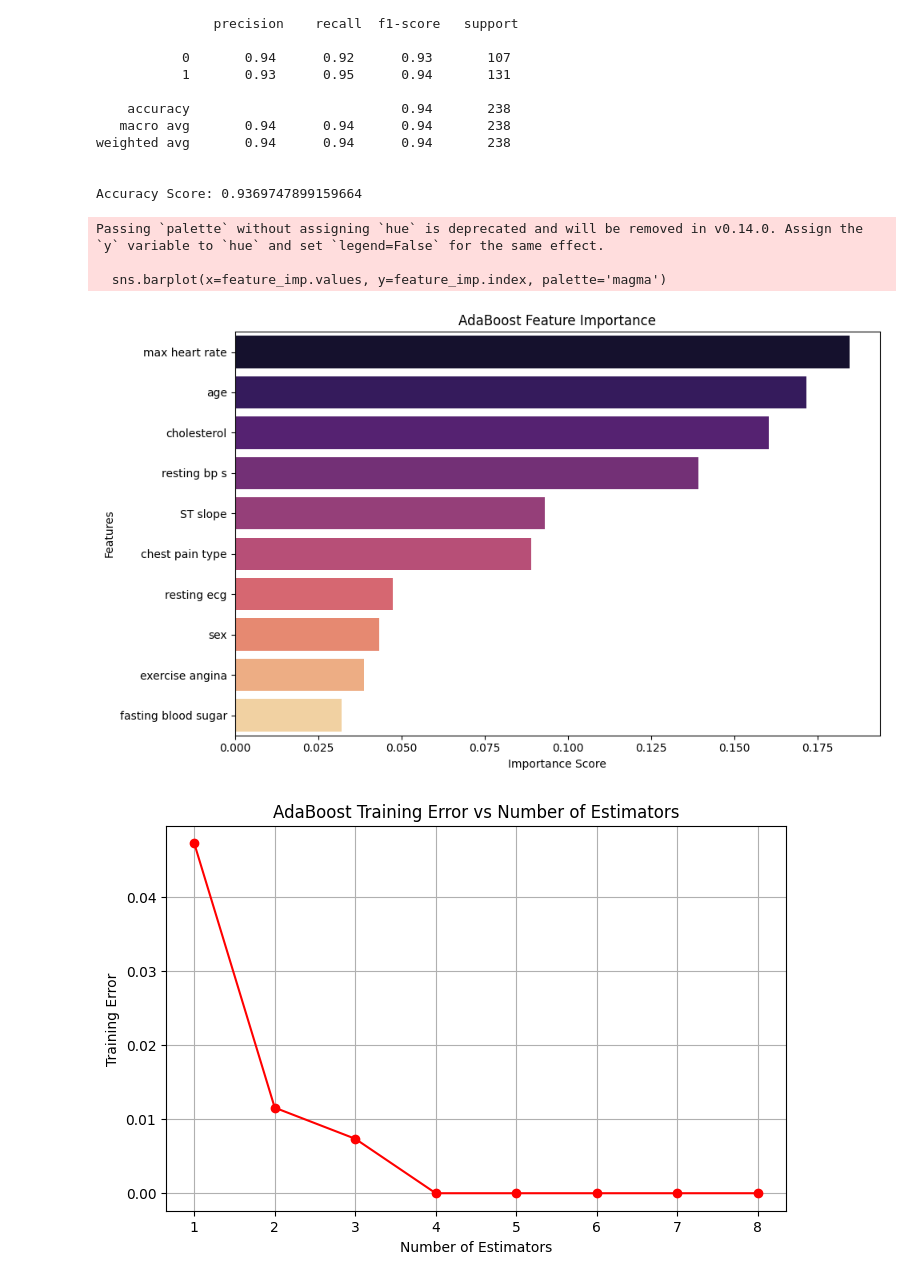
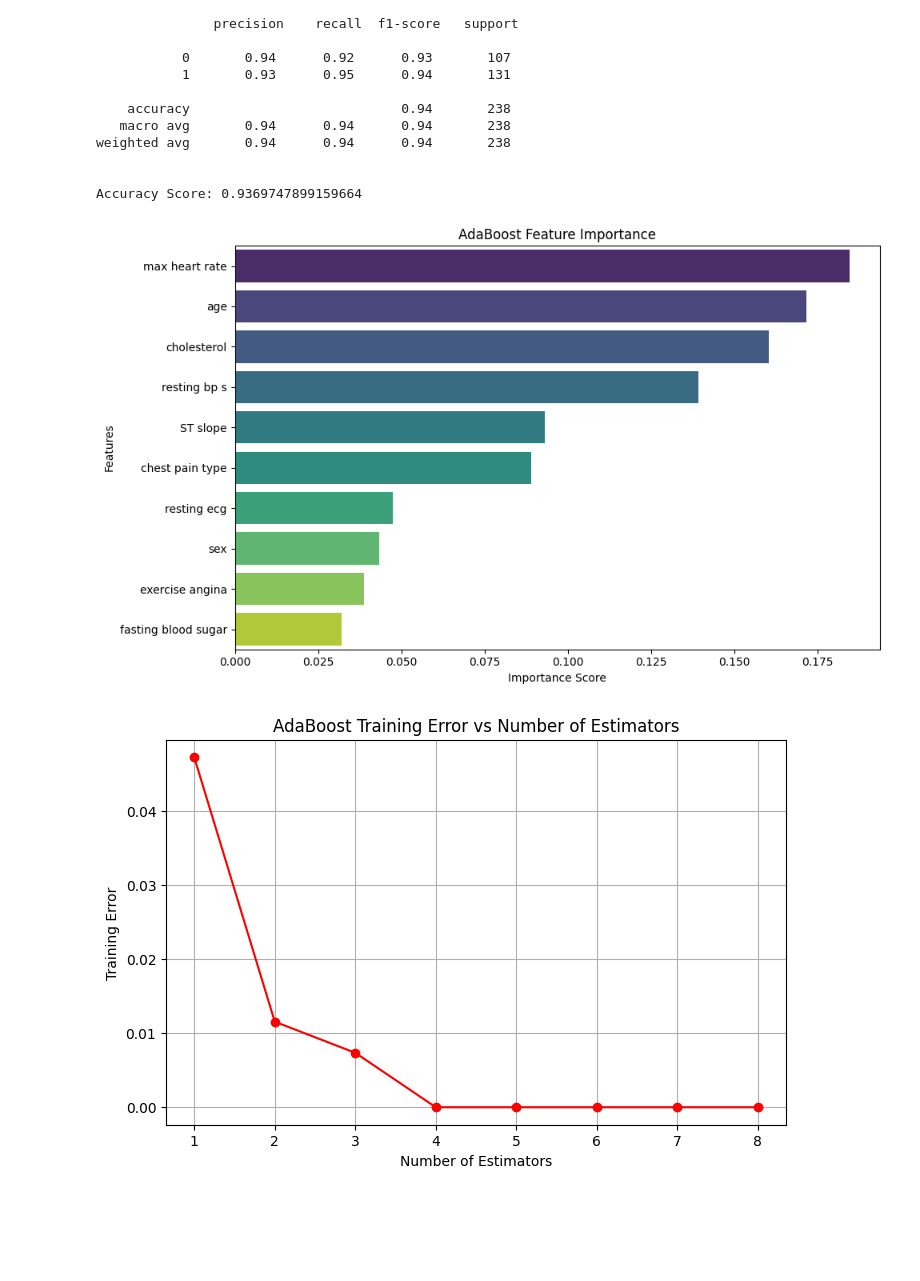
Before and after one commit to SanjayBista1010/Classification, a Jupyter notebook: HeartDiseaseRandomForest.ipynb, the cells around one changed output. Cells and saved outputs as stored; diff of their text form; code cells hidden in the pictures; blank space fills up the shorter version.

```diff
--- a/HeartDiseaseRandomForest.ipynb
+++ b/HeartDiseaseRandomForest.ipynb
@@ -378,18 +378,15 @@ Accuracy Score: 0.9369747899159664
 # %%
 feature_imp = pd.Series(ada.feature_importances_, index=X.columns).sort_values(ascending=False)
 
 plt.figure(figsize=(10, 6))
-sns.barplot(x=feature_imp.values, y=feature_imp.index, palette='magma')
+sns.barplot( x=feature_imp.values, y=feature_imp.index, hue=feature_imp.index, palette='viridis', legend=False)
 plt.title("AdaBoost Feature Importance")
 plt.xlabel("Importance Score")
 plt.ylabel("Features")
 plt.tight_layout()
 plt.show()
 # %% [output]
-Passing `palette` without assigning `hue` is deprecated and will be removed in v0.14.0. Assign the `y` variable to `hue` and set `legend=False` for the same effect.
-
-  sns.barplot(x=feature_imp.values, y=feature_imp.index, palette='magma')
-[figure, old version]
+[figure, new version]
 # %%
 from sklearn.metrics import zero_one_loss
 
```
Also changed, not shown: parts of 4 cells of this notebook.
